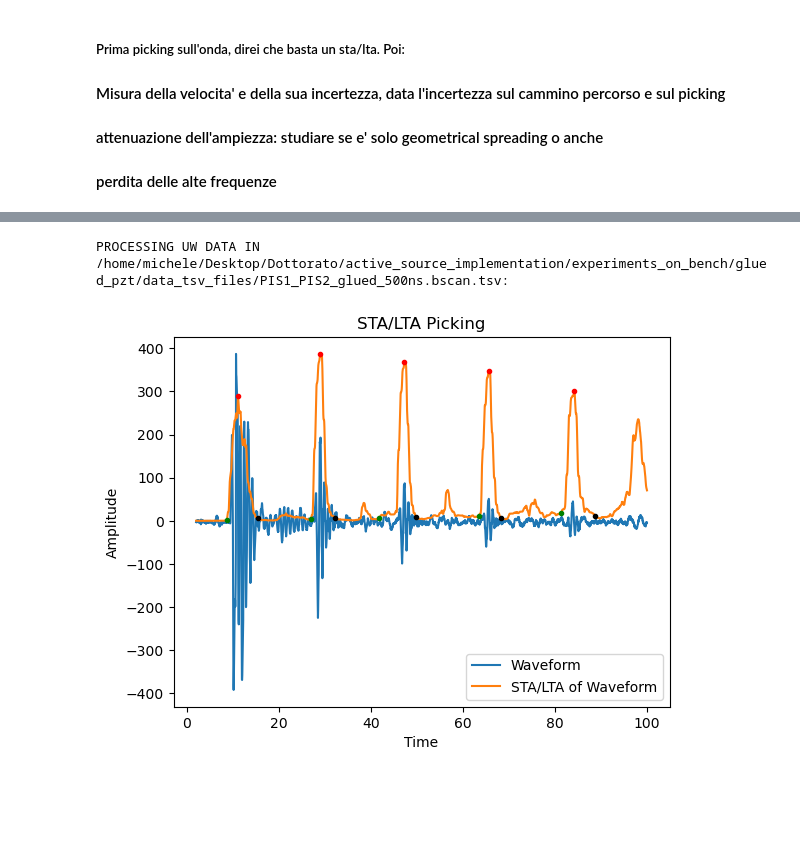
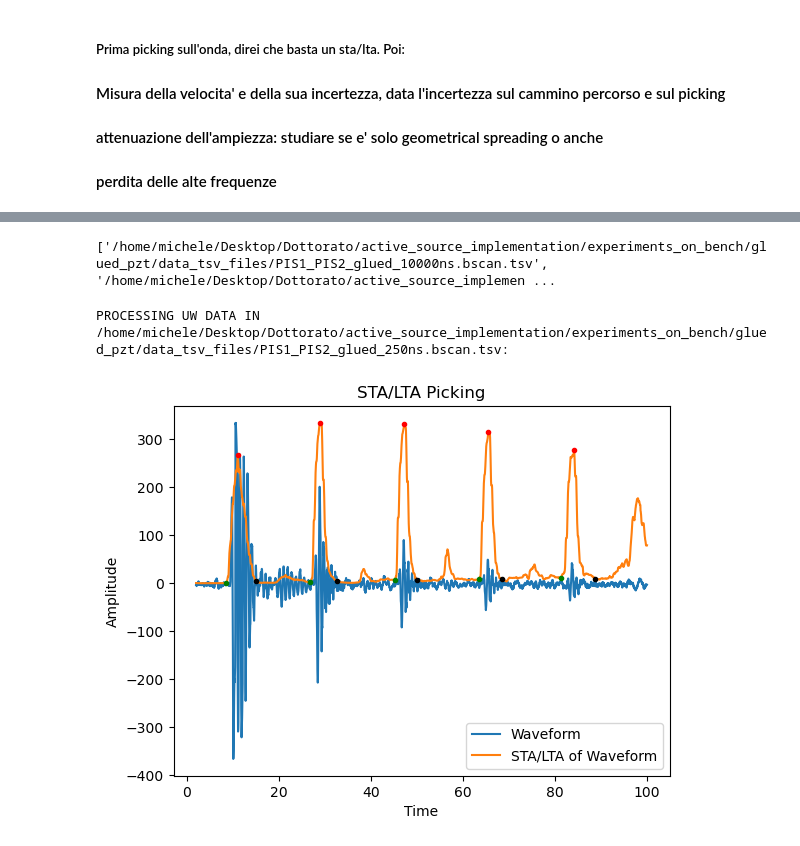
Before and after one commit to Bic10/lab_UW, a Jupyter notebook: Studio_impulso.ipynb, the cells around one changed output, grey strips where cells are left out. Cells and saved outputs as stored; diff of their text form; code cells hidden in the pictures; blank space fills up the shorter version.

Commit message:
Forward 1D and pulses collection

```diff
--- a/Studio_impulso.ipynb
+++ b/Studio_impulso.ipynb
@@ -166,32 +214,39 @@ picking_plot(time, waveform,ratio, index_max_list, index_min_before_list, index_
+# %%
+# Try on real data
+
+machine_name = "on_bench"
+experiment_name = "glued_pzt"
+data_type = "data_tsv_files"
+# machine_name = "Brava_2"
+# experiment_name = "s0098"
+remove_initial_samples = 50    # number of samples to be removed at the beginning, to get rid of the noise burst.
+
+infile_path_list = sorted(make_infile_path_list(machine_name,experiment_name, data_type=data_type))
+infile_path = infile_path_list[-2]
+print(infile_path_list)
+# %% [output]
+['/home/michele/Desktop/Dottorato/active_source_implementation/experiments_on_bench/glued_pzt/data_tsv_files/PIS1_PIS2_glued_10000ns.bscan.tsv', '/home/michele/Desktop/Dottorato/active_source_implemen ...
 # %%
-# Try on real data
-
-machine_name = "on_bench"
-experiment_name = "glued_pzt"
-# machine_name = "Brava_2"
-# experiment_name = "s0098"
-remove_initial_samples = 50    # number of samples to be removed at the beginning, to get rid of the noise burst.
-
-infile_path_list = sorted(make_infile_path_list(machine_name,experiment_name))
-infile_path = infile_path_list[-1]
 
 # for infile_path in infile_path_list:
 print('PROCESSING UW DATA IN %s: ' %infile_path)
 
 data,metadata = make_UW_data(infile_path)
 data,metadata = remove_starting_noise(data, metadata, remove_initial_samples)
 x_ax = metadata['time_ax_waveform']
 
 # windows must be:
 sta_window = 2*ceil(1/ metadata['sampling_rate'])         # twice the number of samples of the pzt pulse that is, its resonance frequency
 lta_window = 2*ceil(8/ metadata['sampling_rate'])         # twice the number of samples of the pulses train
 number_of_pulse = 5                                       # it can be calculated by length of the sample and theoretical reasoning on velocity boundary
 
 waveform = data[4,:]
 # for waveform in data:
 ratio = sta_lta(waveform, sta_window, lta_window)
-index_max_list, index_min_before_list, index_min_after_list = relative_argmax_given_known_numbers_of_them(ratio, chunk_n=5, tolerance=0.1)
+index_max_list, index_min_before_list, index_min_after_list = relative_argmax_given_known_numbers_of_them(ratio,
+                                                                                                          chunk_n=number_of_pulse,
+                                                                                                          tolerance=0.1)
 picking_plot(x_ax, waveform,ratio, index_max_list, index_min_before_list, index_min_after_list)
 # %% [output]
-PROCESSING UW DATA IN /home/michele/Desktop/Dottorato/active_source_implementation/experiments_on_bench/glued_pzt/data_tsv_files/PIS1_PIS2_glued_500ns.bscan.tsv:
+PROCESSING UW DATA IN /home/michele/Desktop/Dottorato/active_source_implementation/experiments_on_bench/glued_pzt/data_tsv_files/PIS1_PIS2_glued_250ns.bscan.tsv:
-[figure, old version]
+[figure, new version]
```
Also changed, not shown: parts of 10 cells of this notebook, 3 other files.
